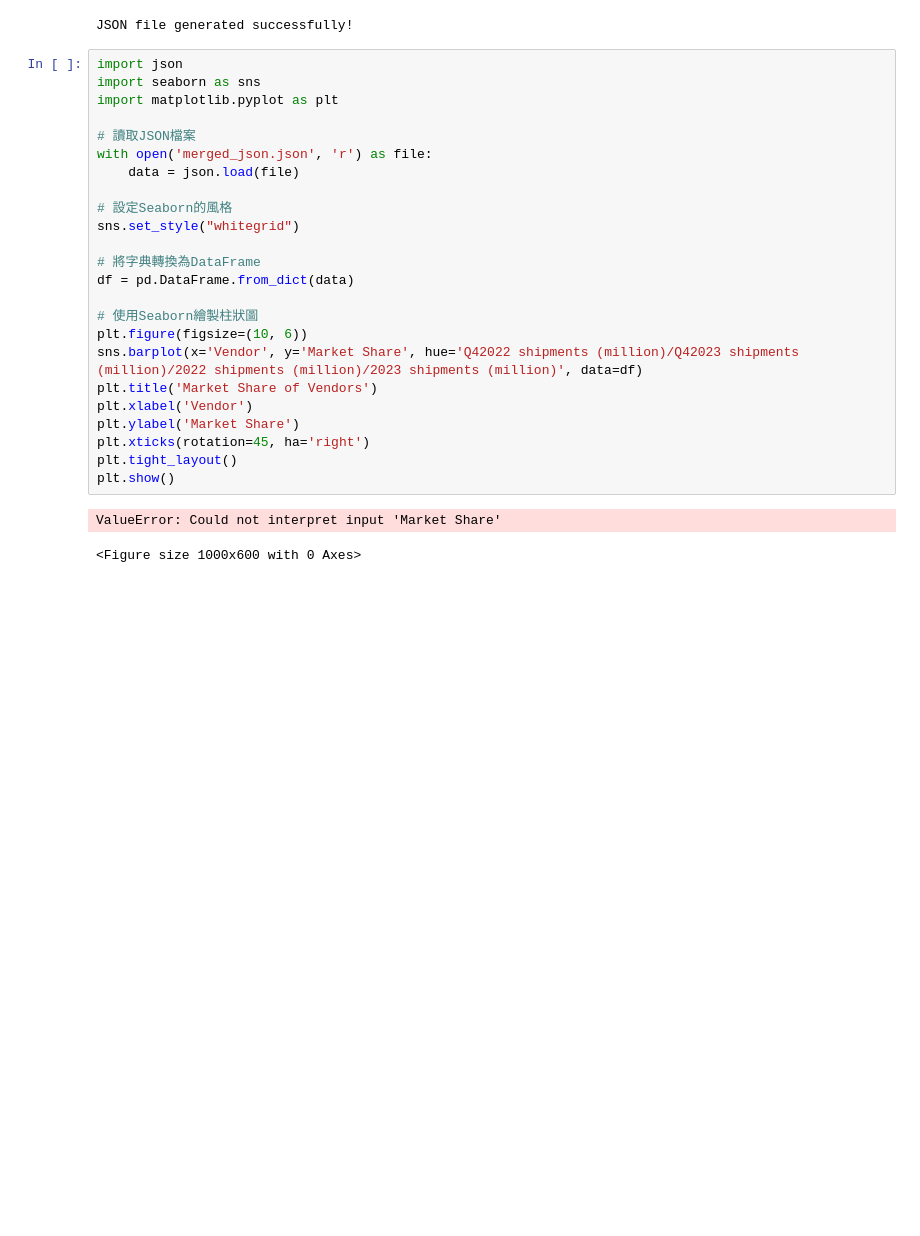
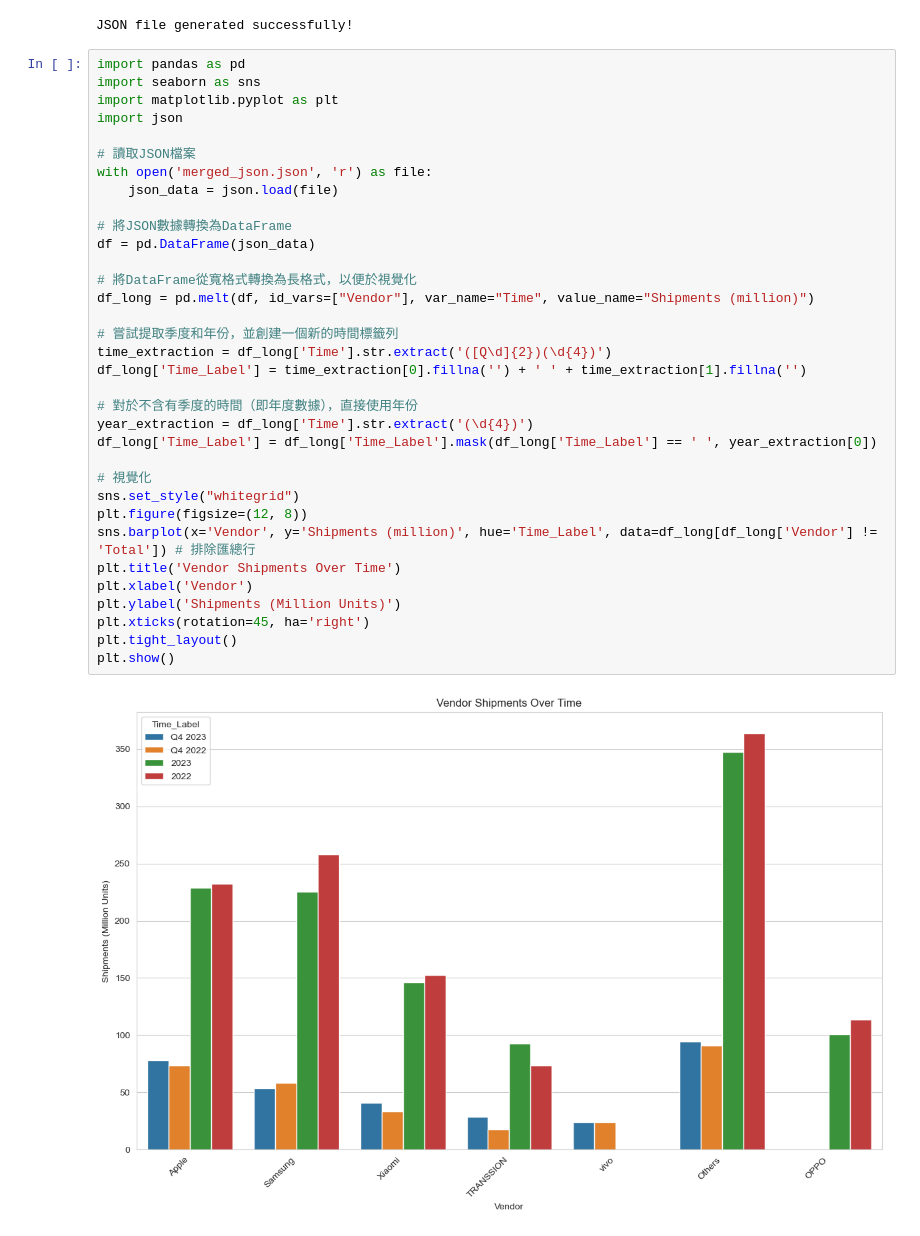
Before and after one commit to zeric1030/112-2-, a Jupyter notebook: week5,6/hw-2.ipynb, the cells around one changed output. Saved outputs shown, nothing was run; the diff lists cells and outputs as text; blank space fills up the shorter version.

```diff
--- a/week5,6/hw-2.ipynb
+++ b/week5,6/hw-2.ipynb
@@ -34,29 +34,38 @@ print("JSON file generated successfully!")
 # %% [output]
 JSON file generated successfully!
 # %%
-import json
+import pandas as pd
 import seaborn as sns
 import matplotlib.pyplot as plt
+import json
 
 # 讀取JSON檔案
 with open('merged_json.json', 'r') as file:
-    data = json.load(file)
+    json_data = json.load(file)
 
-# 設定Seaborn的風格
+# 將JSON數據轉換為DataFrame
+df = pd.DataFrame(json_data)
+
+# 將DataFrame從寬格式轉換為長格式，以便於視覺化
+df_long = pd.melt(df, id_vars=["Vendor"], var_name="Time", value_name="Shipments (million)")
+
+# 嘗試提取季度和年份，並創建一個新的時間標籤列
+time_extraction = df_long['Time'].str.extract('([Q\d]{2})(\d{4})')
+df_long['Time_Label'] = time_extraction[0].fillna('') + ' ' + time_extraction[1].fillna('')
+
+# 對於不含有季度的時間（即年度數據），直接使用年份
+year_extraction = df_long['Time'].str.extract('(\d{4})')
+df_long['Time_Label'] = df_long['Time_Label'].mask(df_long['Time_Label'] == ' ', year_extraction[0])
+
+# 視覺化
 sns.set_style("whitegrid")
-
-# 將字典轉換為DataFrame
-df = pd.DataFrame.from_dict(data)
-
-# 使用Seaborn繪製柱狀圖
-plt.figure(figsize=(10, 6))
-sns.barplot(x='Vendor', y='Market Share', hue='Q42022 shipments (million)/Q42023 shipments (million)/2022 shipments (million)/2023 shipments (million)', data=df)
-plt.title('Market Share of Vendors')
+plt.figure(figsize=(12, 8))
+sns.barplot(x='Vendor', y='Shipments (million)', hue='Time_Label', data=df_long[df_long['Vendor'] != 'Total']) # 排除匯總行
+plt.title('Vendor Shipments Over Time')
 plt.xlabel('Vendor')
-plt.ylabel('Market Share')
+plt.ylabel('Shipments (Million Units)')
 plt.xticks(rotation=45, ha='right')
 plt.tight_layout()
 plt.show()
 # %% [output]
-ValueError: Could not interpret input 'Market Share'
-<Figure size 1000x600 with 0 Axes>
+[figure, added]
```
